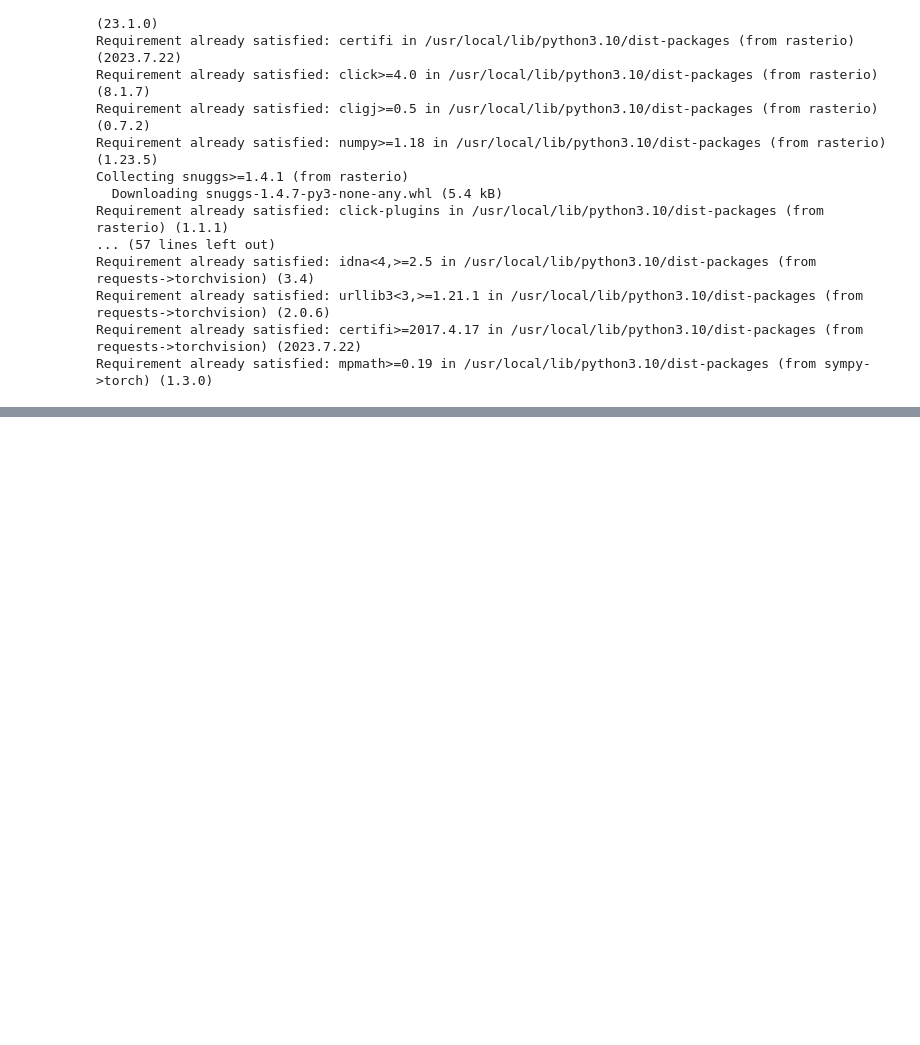
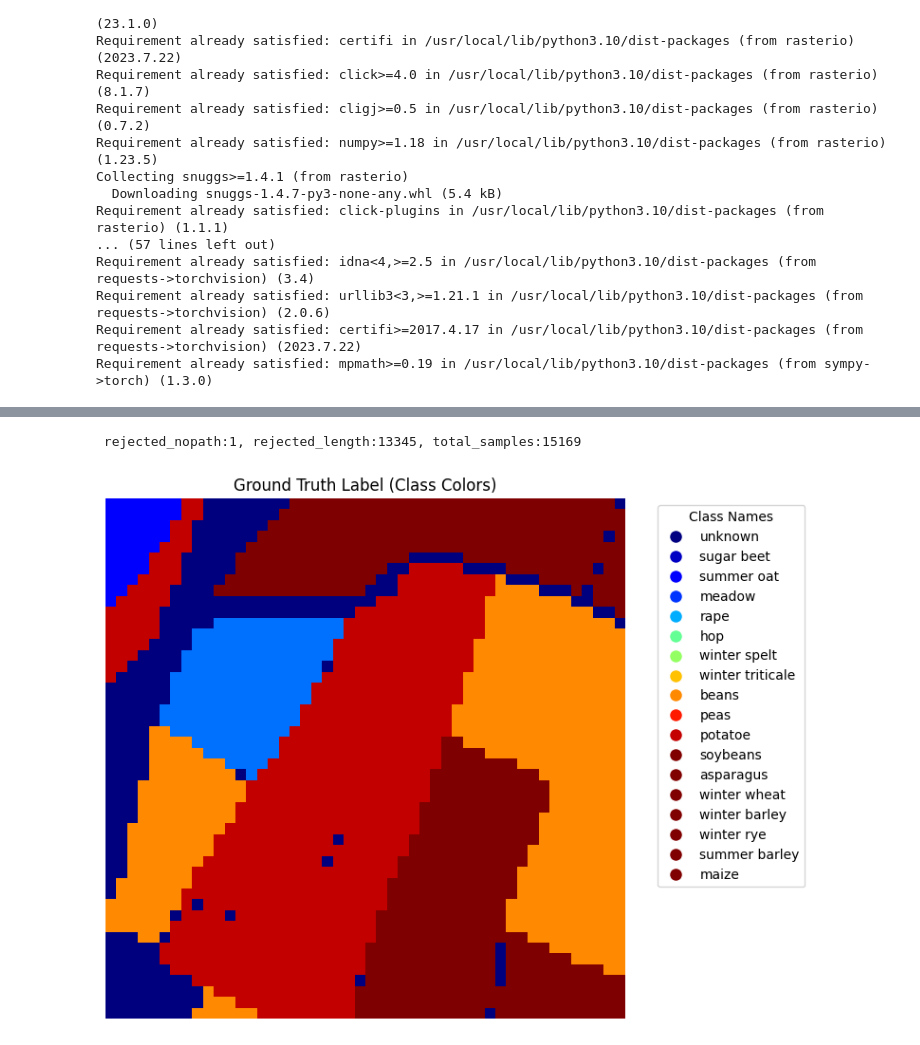
Before and after one commit to Pointbreak82/Satellite-Image-Time-Series, a Jupyter notebook: SITSA.ipynb, the cells around one changed output, grey strips where cells are left out. Saved outputs shown, nothing was run; the diff lists cells and outputs as text; code cells hidden in the pictures; blank space fills up the shorter version.

```diff
--- a/SITSA.ipynb
+++ b/SITSA.ipynb
@@ -457 +506,39 @@ target_ndvi containing 30 channels of size 48x48: torch.Size([2, 30, 48, 48])
+# %%
+import matplotlib.pyplot as plt
+import numpy as np
+
+# Create an instance of the SentinelDataset class
+root_path = '/content/sentinel2-munich480/munich480'  # Replace with your dataset path
+sample_duration = 30  # Adjust as needed
+dataset = SentinelDataset(root_path, seqlength=sample_duration)
+
+# Get a sample from the dataset
+sample_index = 0  # You can change this to select a different sample
+sample = dataset[sample_index]
+
+# Extract the label from the sample
+label = sample[1]
+
+# Get the class IDs and class names from the dataset
+class_ids, class_names = dataset.classids, dataset.classes
+
+# Create a color map for the labels
+cmap = plt.get_cmap('jet', len(class_ids))
+
+# Display the label with colors representing different classes
+plt.figure(figsize=(8, 6))
+plt.imshow(cmap(label.numpy()))
+plt.title('Ground Truth Label (Class Colors)')
+plt.axis('off')
+
+# Create a legend for class names and place it to the right of the image
+legend_handles = [plt.Line2D([0], [0], marker='o', color='w', label=name,
+                              markersize=10, markerfacecolor=cmap(class_ids[i])) for i, name in enumerate(class_names)]
+plt.legend(handles=legend_handles, title='Class Names', loc='upper left', bbox_to_anchor=(1.05, 1))
+
+plt.tight_layout()
+plt.show()
+# %% [output]
+ rejected_nopath:1, rejected_length:13345, total_samples:15169
+[figure, added]
 # %%
```
Also changed, not shown: parts of 20 cells of this notebook.
